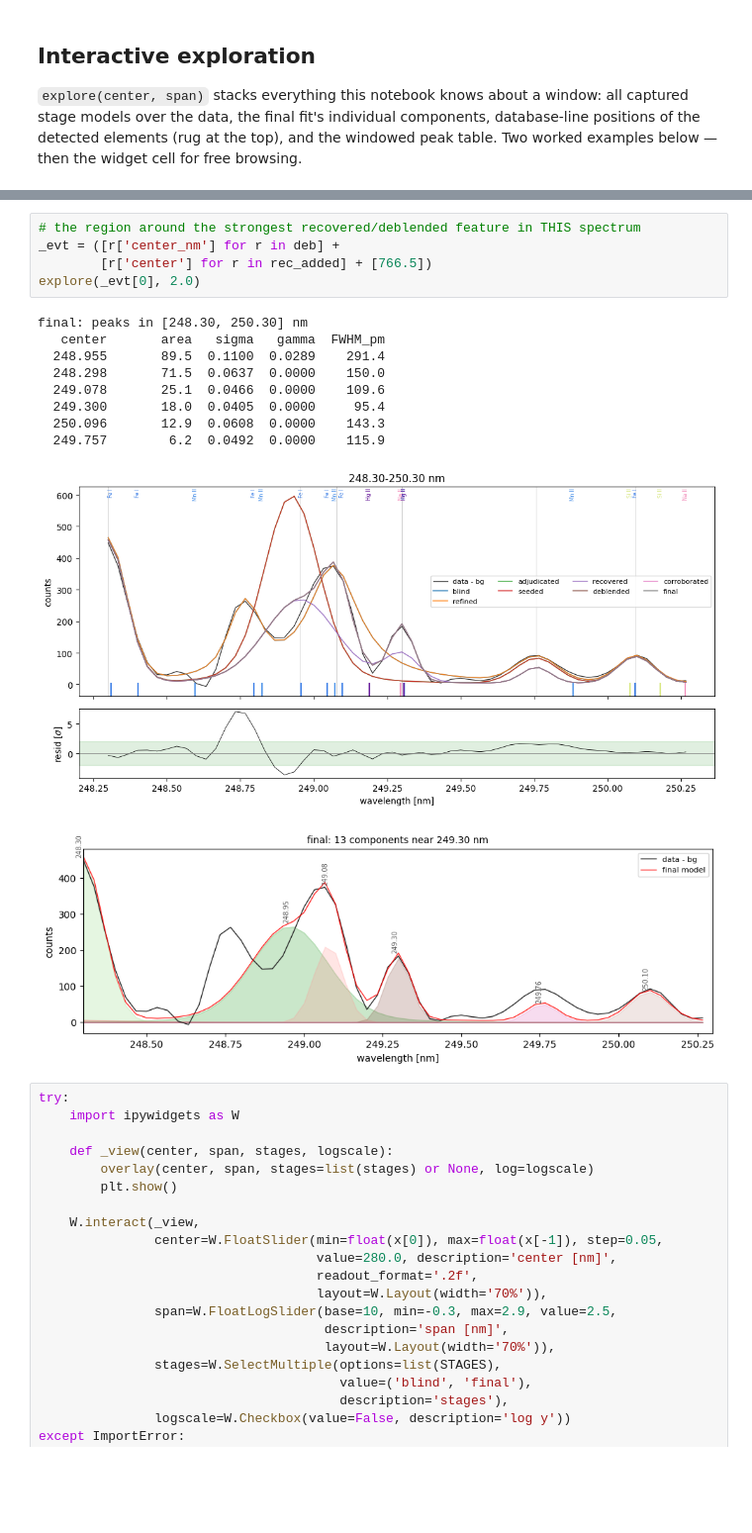
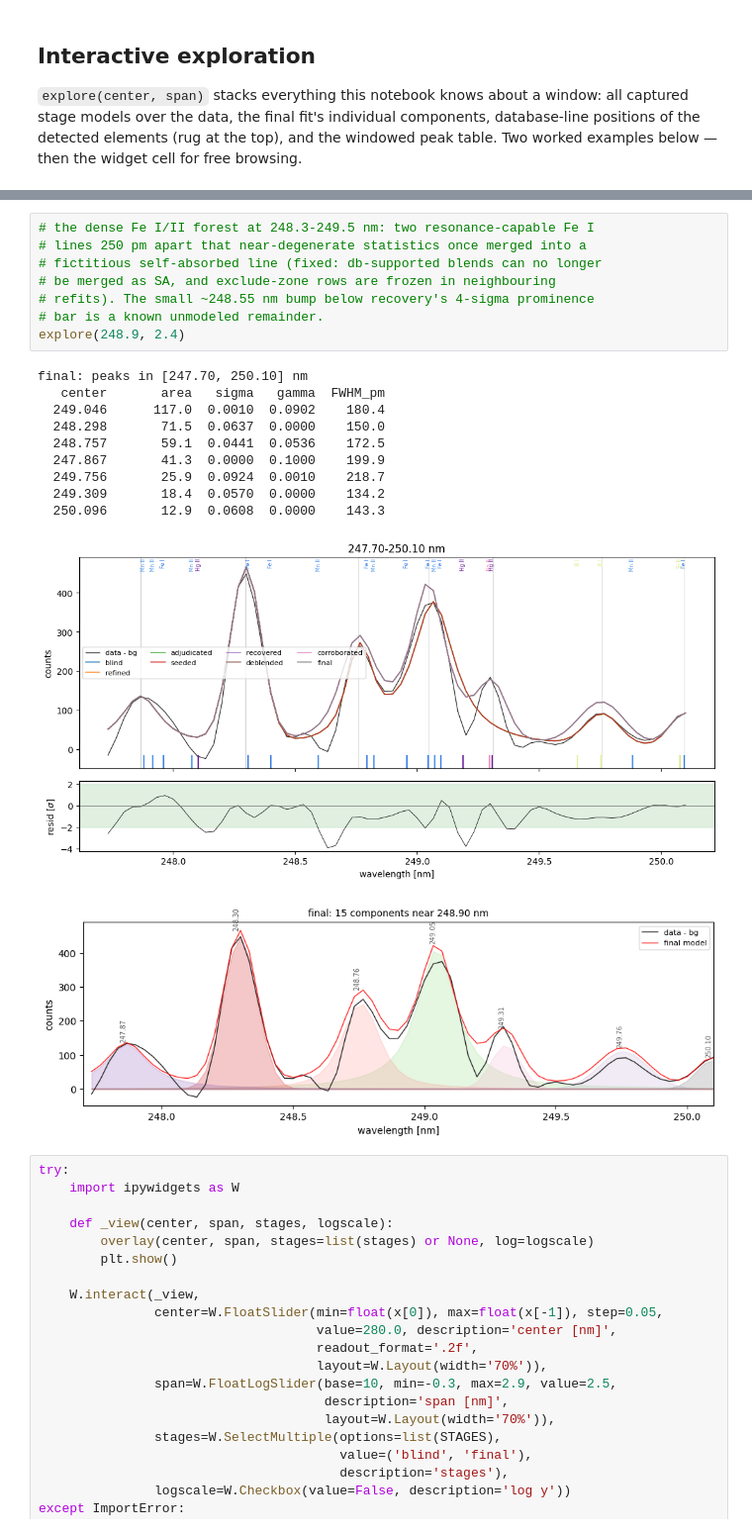
Before and after one commit to MWhitta/alibz, a Jupyter notebook: notebooks/pipeline_walkthrough.ipynb, the cells around one changed output, grey strips where cells are left out. Shown at 99% size. Cells and saved outputs as stored; diff of their text form; blank space fills up the shorter version.

```diff
--- a/notebooks/pipeline_walkthrough.ipynb
+++ b/notebooks/pipeline_walkthrough.ipynb
@@ -1037,22 +1037,26 @@ final: peaks in [278.70, 281.30] nm
   280.683       18.2  0.0000  0.0765    153.0
 [figure]
 [figure]
-# %%
-# the region around the strongest recovered/deblended feature in THIS spectrum
-_evt = ([r['center_nm'] for r in deb] +
-        [r['center'] for r in rec_added] + [766.5])
-explore(_evt[0], 2.0)
-# %% [output]
-final: peaks in [248.30, 250.30] nm
-   center       area   sigma   gamma  FWHM_pm
-  248.955       89.5  0.1100  0.0289    291.4
-  248.298       71.5  0.0637  0.0000    150.0
-  249.078       25.1  0.0466  0.0000    109.6
-  249.300       18.0  0.0405  0.0000     95.4
-  250.096       12.9  0.0608  0.0000    143.3
-  249.757        6.2  0.0492  0.0000    115.9
-[figure, removed]
-[figure, removed]
+# %%
+# the dense Fe I/II forest at 248.3-249.5 nm: two resonance-capable Fe I
+# lines 250 pm apart that near-degenerate statistics once merged into a
+# fictitious self-absorbed line (fixed: db-supported blends can no longer
+# be merged as SA, and exclude-zone rows are frozen in neighbouring
+# refits). The small ~248.55 nm bump below recovery's 4-sigma prominence
+# bar is a known unmodeled remainder.
+explore(248.9, 2.4)
+# %% [output]
+final: peaks in [247.70, 250.10] nm
+   center       area   sigma   gamma  FWHM_pm
+  249.046      117.0  0.0010  0.0902    180.4
+  248.298       71.5  0.0637  0.0000    150.0
+  248.757       59.1  0.0441  0.0536    172.5
+  247.867       41.3  0.0000  0.1000    199.9
+  249.756       25.9  0.0924  0.0010    218.7
+  249.309       18.4  0.0570  0.0000    134.2
+  250.096       12.9  0.0608  0.0000    143.3
+[figure, added]
+[figure, added]
 # %%
 try:
     import ipywidgets as W
```
Also changed, not shown: parts of 11 cells of this notebook, 7 other files.
